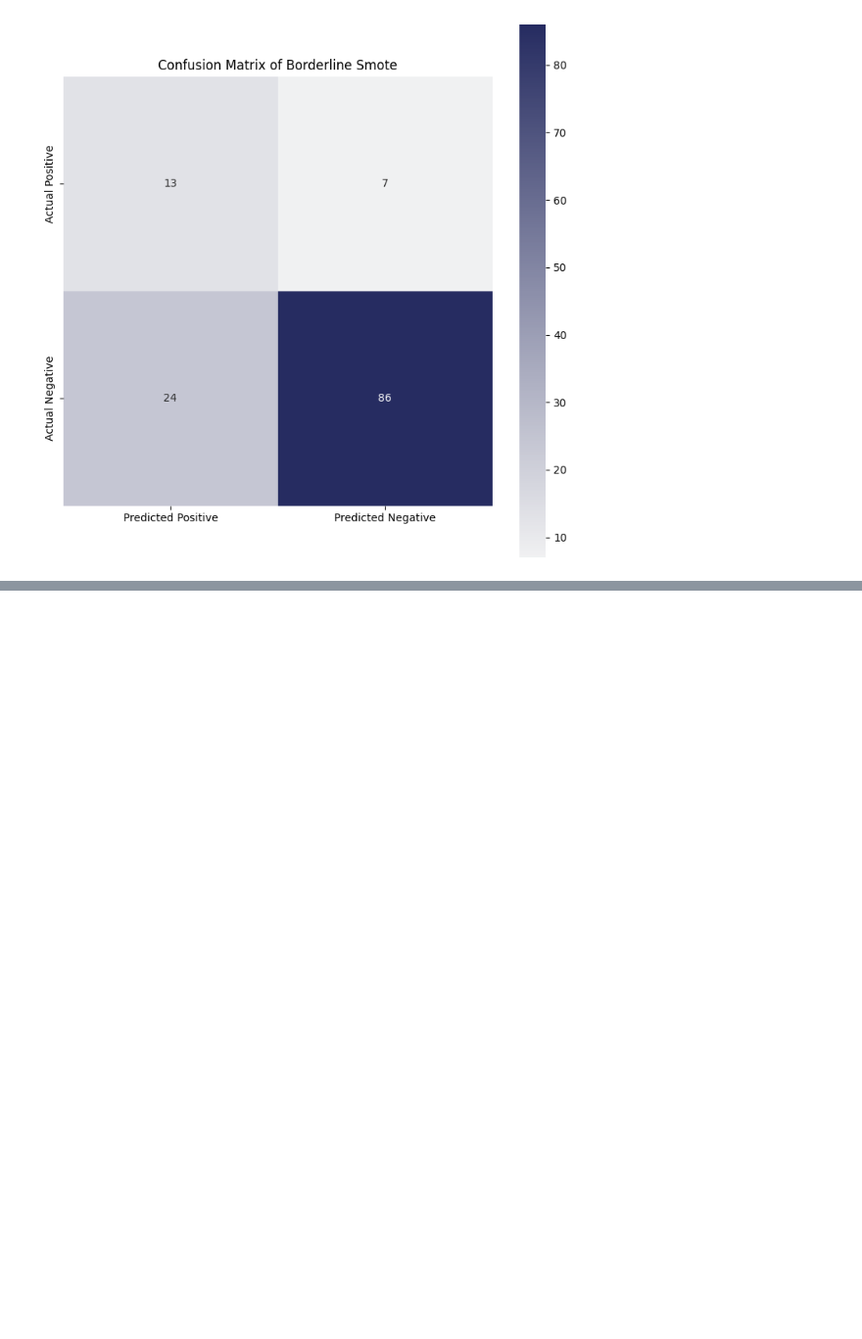
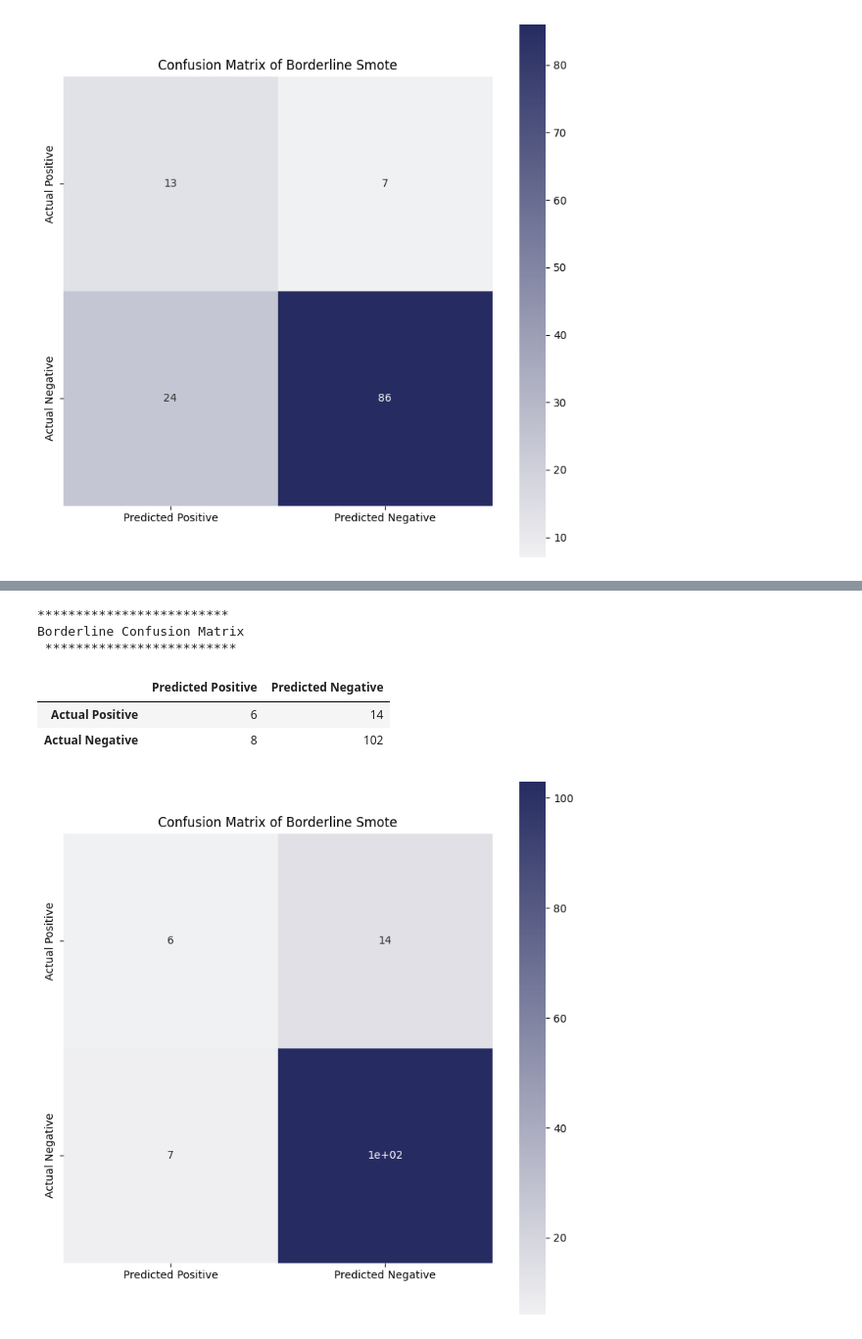
Before and after one commit to AdiBoye/machine_learning_capstone_project, a Jupyter notebook: src/Machine_Learning_Group.ipynb, the cells around one changed output, grey strips where cells are left out. Shown at 98% size. Cells and saved outputs as stored; diff of their text form; code cells hidden in the pictures; blank space fills up the shorter version.

```diff
--- a/src/Machine_Learning_Group.ipynb
+++ b/src/Machine_Learning_Group.ipynb
@@ -1137,0 +1350,17 @@ Borderline Confusion Matrix
+# %%
+print("*" * 25)
+print("Borderline Confusion Matrix \n " + "*" * 25)
+display(borderline_confusion_matrix)
+
+fig, ax = plt.subplots(figsize=(9,9))
+sns.heatmap(smote_confusion_matrix, square=True, cmap=custom_color, annot=True)
+plt.title("Confusion Matrix of Borderline Smote")
+plt.show()
+# %% [output]
+*************************
+Borderline Confusion Matrix
+ *************************
+|  | Predicted Positive | Predicted Negative |
+| Actual Positive | 6 | 14 |
+| Actual Negative | 8 | 102 |
+[figure, added]
```
Also changed, not shown: parts of 13 cells of this notebook.
